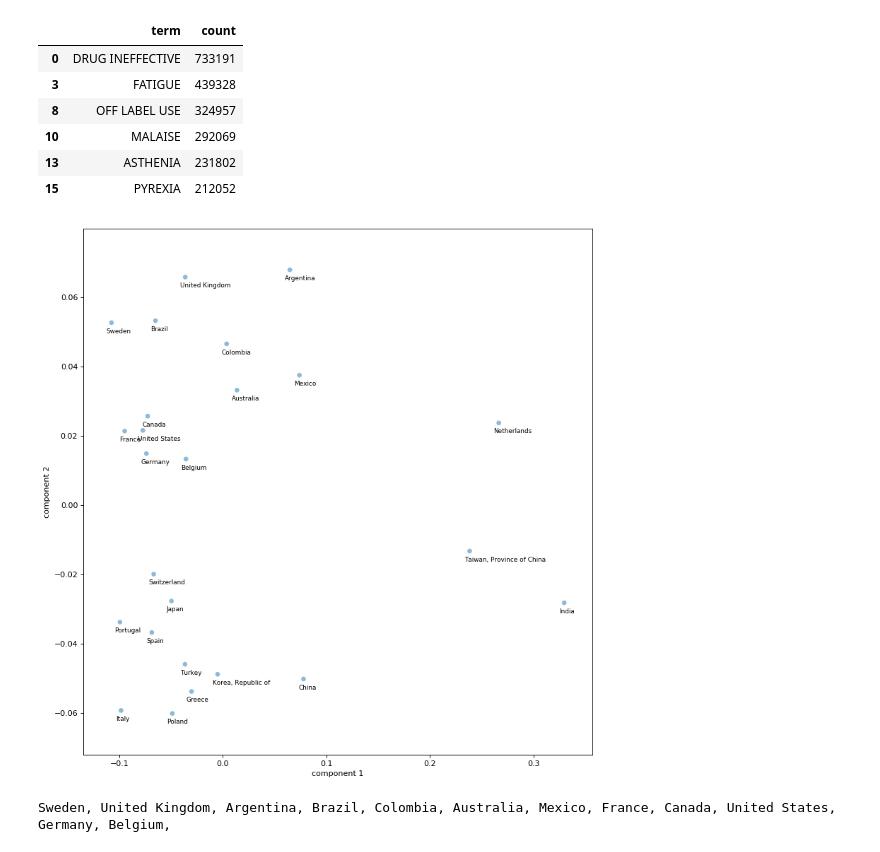
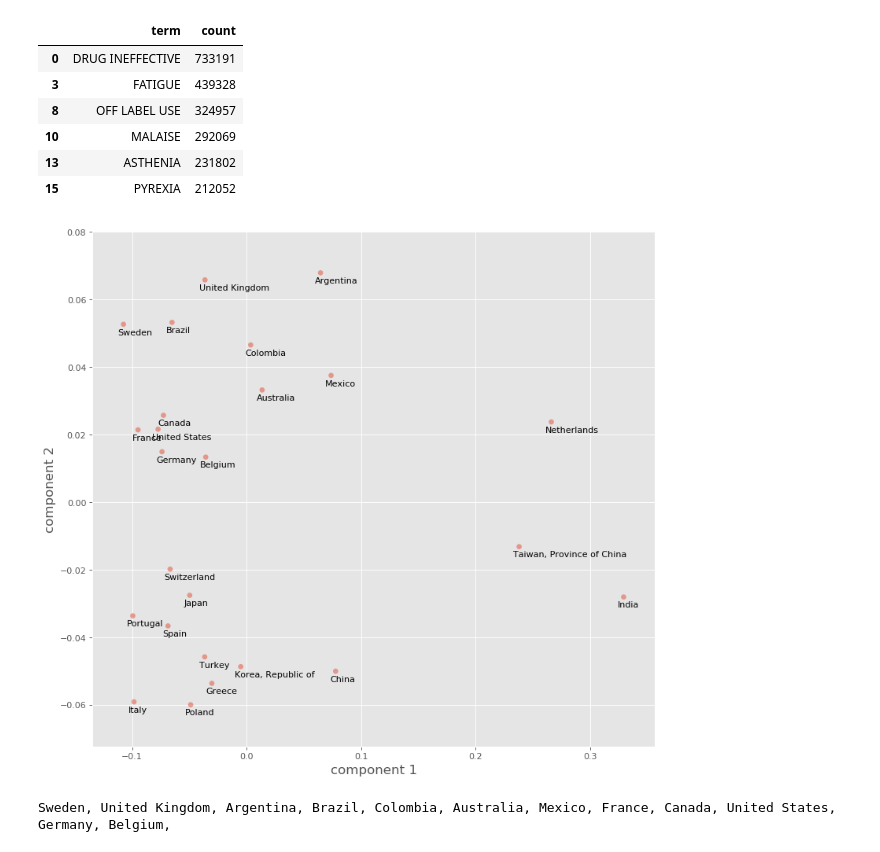
Before and after one commit to oryoruk/fda_adverse_events, a Jupyter notebook: (2020-05-07)_FDA_Adverse_Events.ipynb, the cells around one changed output. Cells and saved outputs as stored; diff of their text form; code cells hidden in the pictures.

```diff
--- a/(2020-05-07)_FDA_Adverse_Events.ipynb
+++ b/(2020-05-07)_FDA_Adverse_Events.ipynb
@@ -7,6 +7,8 @@ from datapackage import Package
 # %%
 import numpy as np
 import matplotlib.pyplot as plt
+# %%
+plt.style.use('ggplot')
 # %%
 import os
 import time
@@ -501,4 +503,6 @@ plt.savefig('./figures/top100_reactions_by_100_countries_heatmap.png')
 #plt.show()
+# %%
+plt.style.use('ggplot')
 # %%
 df  = top500_r_by_100_c.iloc[:25, :25]
 df=(df/df.sum())
@@ -579,14 +582,14 @@ df_pca.shape
 # %% [output]
 (25, 2)
 # %%
-figure(num=None, figsize=(10, 10), dpi=80, facecolor='w', edgecolor='k')
+figure(num=None, figsize=(10, 9), dpi=80, facecolor='w', edgecolor='k')
 plt.scatter(df_pca[:, 0], df_pca[:, 1], edgecolor='none', alpha=0.5)
-plt.xlabel('component 1')
-plt.ylabel('component 2')
-v_c = 0.003
+plt.xlabel('component 1',size=15)
+plt.ylabel('component 2',size=15)
+v_c = 0.002
 h_c = 0.005
 for i, col in enumerate(df.columns):
-    plt.annotate(country_name[col], (df_pca[i, 0]-h_c, df_pca[i, 1]-v_c),size=8)
+    plt.annotate(country_name[col], (df_pca[i, 0]-h_c, df_pca[i, 1]-v_c))
 plt.tight_layout()
-plt.savefig('./figures/top500_reactions_by_100_countries_PCA.png')
+plt.savefig('./figures/top500_reactions_by_25_countries_PCA.png')
 # %% [output]
@@ -678,18 +681,18 @@ top_reactions.iloc[[0, 3, 8, 10, 13, 15]]
 | 13 | ASTHENIA | 231802 |
 | 15 | PYREXIA | 212052 |
 # %%
-figure(num=None, figsize=(10, 10), dpi=80, facecolor='w', edgecolor='k')
+figure(num=None, figsize=(10, 9), dpi=80, facecolor='w', edgecolor='k')
 plt.scatter(df_pca[:, 0], df_pca[:, 1], edgecolor='none', alpha=0.5)
-plt.xlabel('component 1')
-plt.ylabel('component 2')
+plt.xlabel('component 1',size=15)
+plt.ylabel('component 2',size=15)
 v_c = 0.003
 h_c = 0.005
 for i, col in enumerate(df.columns):
-    plt.annotate(country_name[col], (df_pca[i, 0]-h_c, df_pca[i, 1]-v_c),size=8)
+    plt.annotate(country_name[col], (df_pca[i, 0]-h_c, df_pca[i, 1]-v_c))
 plt.tight_layout()
 plt.savefig('./figures/top25_reactions_by_countries_PCA.png')
 # %% [output]
-[figure, old version]
+[figure, new version]
 # %%
 df  = top500_r_by_100_c.iloc[:25, :25]
 df=(df/df.sum())
```
Also changed, not shown: parts of 40 cells of this notebook, 11 other files.
